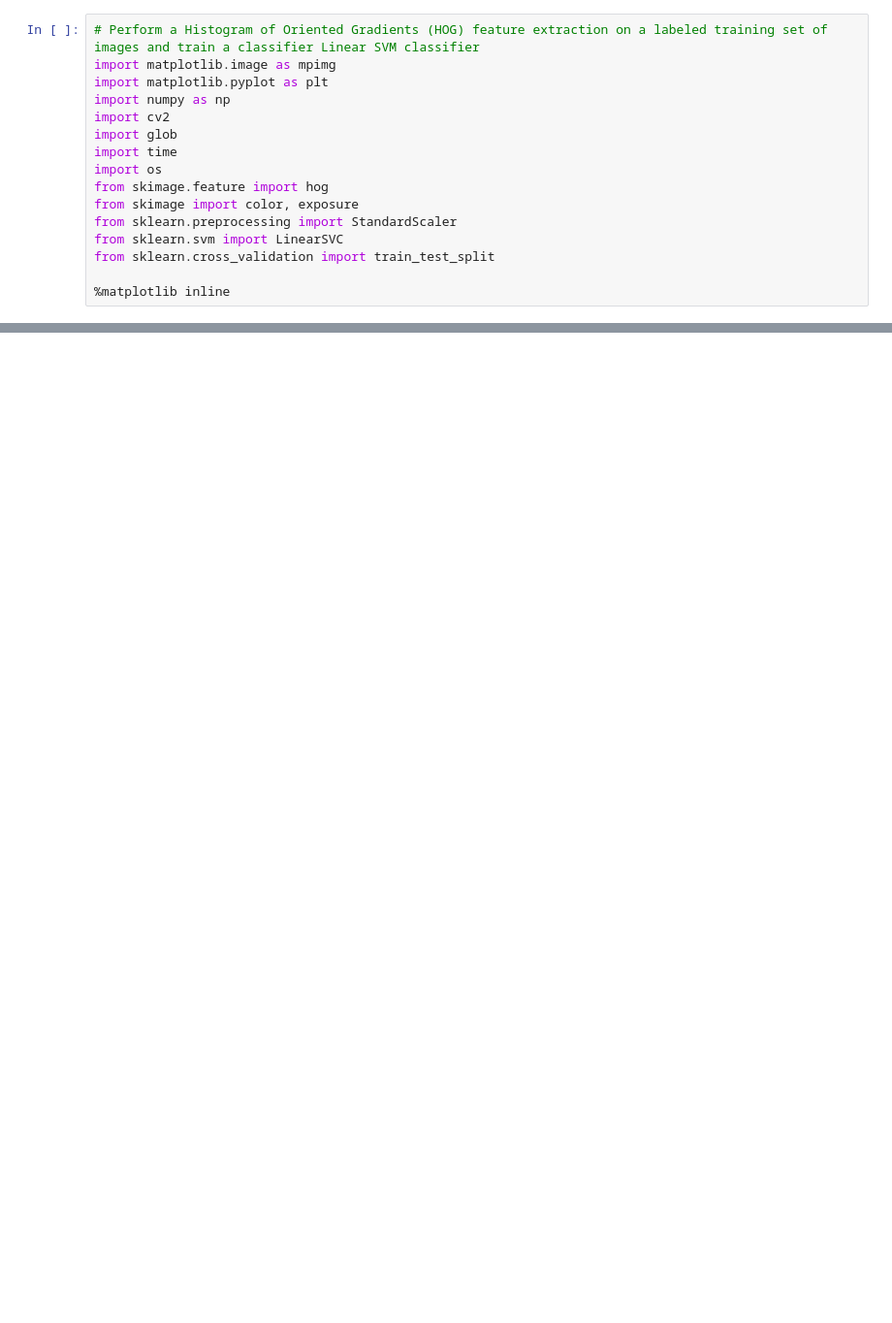
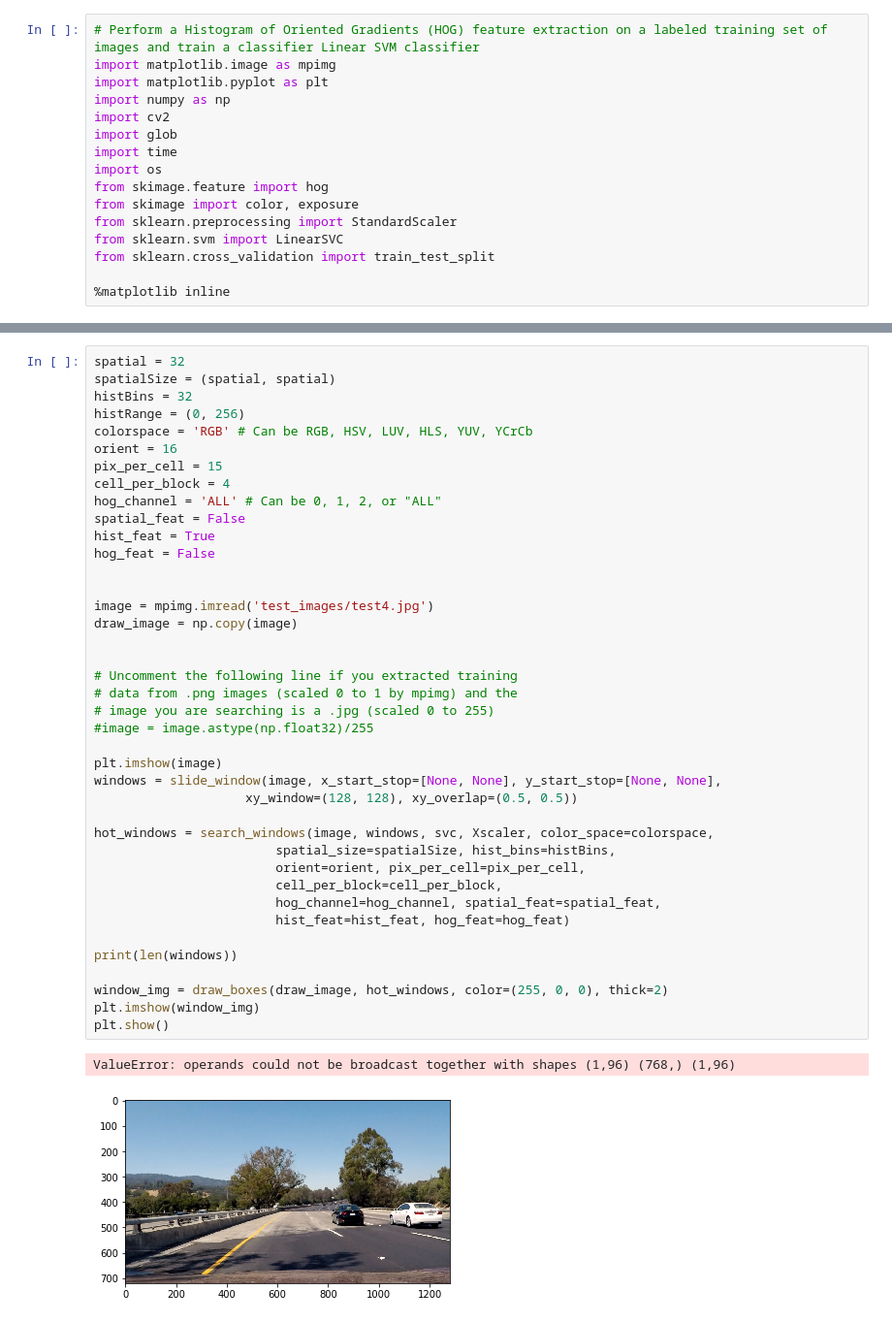
Before and after one commit to joelpou/vehicle-detection, a Jupyter notebook: carDetection.ipynb, the cells around one changed output, grey strips where cells are left out. Shown: that part at 97% size. Cells and saved outputs as stored; diff of their text form; blank space fills up the shorter version.

```diff
--- a/carDetection.ipynb
+++ b/carDetection.ipynb
@@ -437,0 +441,43 @@ NameError: name 'spatial_size' is not defined
+# %%
+spatial = 32
+spatialSize = (spatial, spatial)
+histBins = 32
+histRange = (0, 256)
+colorspace = 'RGB' # Can be RGB, HSV, LUV, HLS, YUV, YCrCb
+orient = 16
+pix_per_cell = 15
+cell_per_block = 4
+hog_channel = 'ALL' # Can be 0, 1, 2, or "ALL"
+spatial_feat = False
+hist_feat = True
+hog_feat = False
+
+
+image = mpimg.imread('test_images/test4.jpg')
+draw_image = np.copy(image)
+
+
+# Uncomment the following line if you extracted training
+# data from .png images (scaled 0 to 1 by mpimg) and the
+# image you are searching is a .jpg (scaled 0 to 255)
+#image = image.astype(np.float32)/255
+
+plt.imshow(image)
+windows = slide_window(image, x_start_stop=[None, None], y_start_stop=[None, None],
+                    xy_window=(128, 128), xy_overlap=(0.5, 0.5))
+
+hot_windows = search_windows(image, windows, svc, Xscaler, color_space=colorspace,
+                        spatial_size=spatialSize, hist_bins=histBins,
+                        orient=orient, pix_per_cell=pix_per_cell,
+                        cell_per_block=cell_per_block,
+                        hog_channel=hog_channel, spatial_feat=spatial_feat,
+                        hist_feat=hist_feat, hog_feat=hog_feat)
+
+print(len(windows))
+
+window_img = draw_boxes(draw_image, hot_windows, color=(255, 0, 0), thick=2)
+plt.imshow(window_img)
+plt.show()
+# %% [output]
+ValueError: operands could not be broadcast together with shapes (1,96) (768,) (1,96)
+[figure, added]
```
Also changed, not shown: parts of 7 cells of this notebook.
